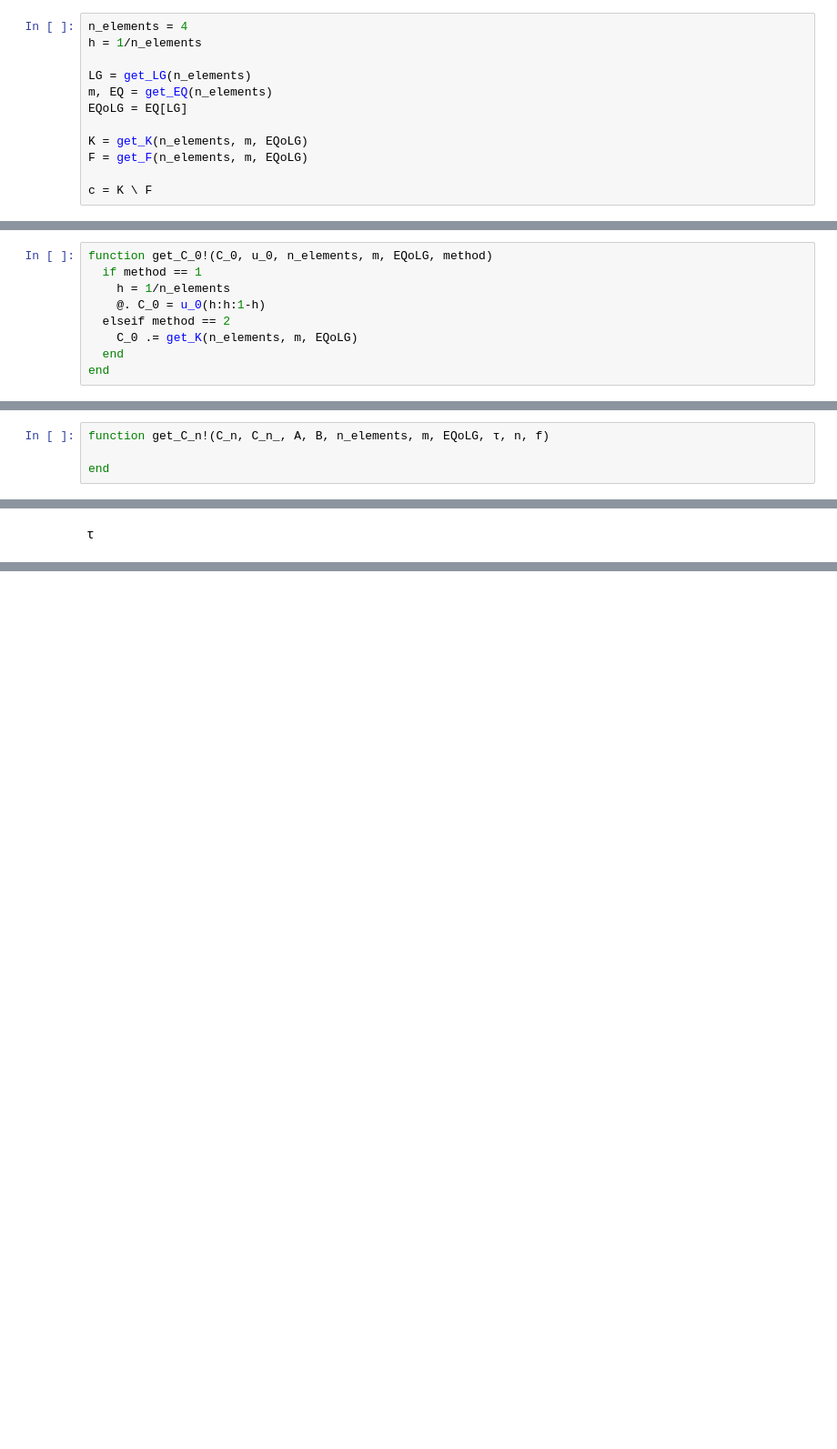
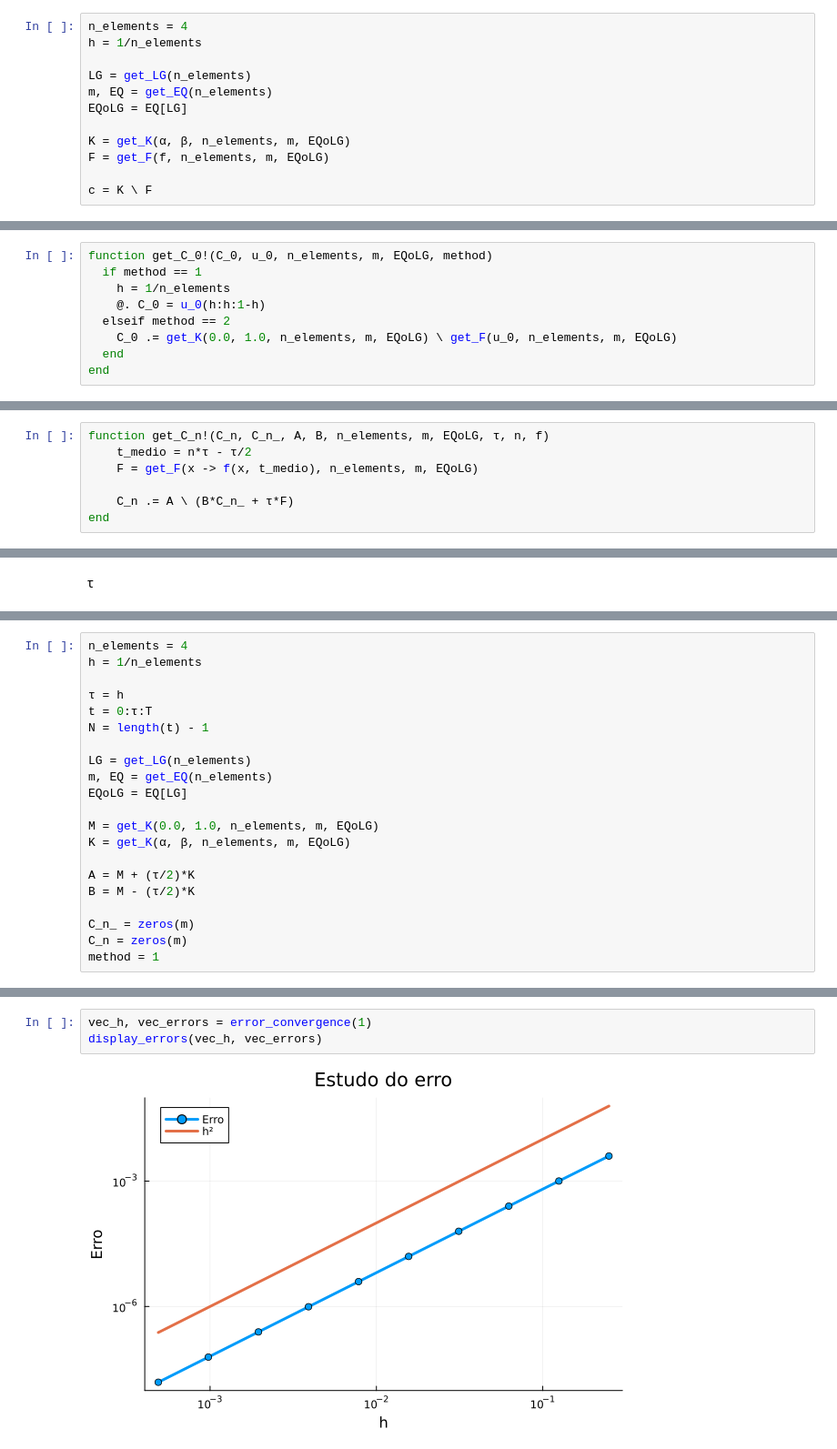
Before and after one commit to pedro-jorge/Elementos-Finitos, a Jupyter notebook: lab1_julia.ipynb, the cells around one changed output, grey strips where cells are left out. Shown at 91% size. Saved outputs shown, nothing was run; the diff lists cells and outputs as text; blank space fills up the shorter version.

```diff
--- a/lab1_julia.ipynb
+++ b/lab1_julia.ipynb
@@ -239,8 +236,8 @@ LG = get_LG(n_elements)
 m, EQ = get_EQ(n_elements)
 EQoLG = EQ[LG]
 
-K = get_K(n_elements, m, EQoLG)
-F = get_F(n_elements, m, EQoLG)
+K = get_K(α, β, n_elements, m, EQoLG)
+F = get_F(f, n_elements, m, EQoLG)
 
 c = K \ F
 # %% [output]
@@ -340,12 +319,15 @@ function get_C_0!(C_0, u_0, n_elements, m, EQoLG, method)
     h = 1/n_elements
     @. C_0 = u_0(h:h:1-h)
   elseif method == 2
-    C_0 .= get_K(n_elements, m, EQoLG)
+    C_0 .= get_K(0.0, 1.0, n_elements, m, EQoLG) \ get_F(u_0, n_elements, m, EQoLG)
   end
 end
 # %% [output]
 get_C_0! (generic function with 1 method)
 # %%
 function get_C_n!(C_n, C_n_, A, B, n_elements, m, EQoLG, τ, n, f)
+    t_medio = n*τ - τ/2
+    F = get_F(x -> f(x, t_medio), n_elements, m, EQoLG)
 
+    C_n .= A \ (B*C_n_ + τ*F)
 end
@@ -353,0 +365,21 @@ end
+# %%
+n_elements = 4
+h = 1/n_elements
+
+τ = h
+t = 0:τ:T
+N = length(t) - 1
+
+LG = get_LG(n_elements)
+m, EQ = get_EQ(n_elements)
+EQoLG = EQ[LG]
+
+M = get_K(0.0, 1.0, n_elements, m, EQoLG)
+K = get_K(α, β, n_elements, m, EQoLG)
+
+A = M + (τ/2)*K
+B = M - (τ/2)*K
+
+C_n_ = zeros(m)
+C_n = zeros(m)
+method = 1
@@ -353,0 +518,5 @@ end
+# %%
+vec_h, vec_errors = error_convergence(1)
+display_errors(vec_h, vec_errors)
+# %% [output]
+[figure, added]
```
Also changed, not shown: parts of 19 cells of this notebook.
